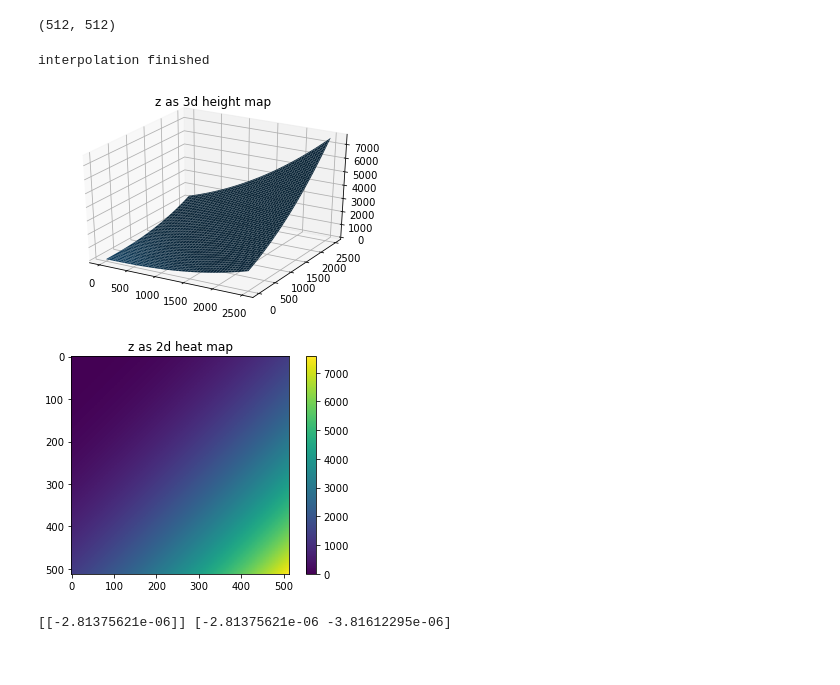
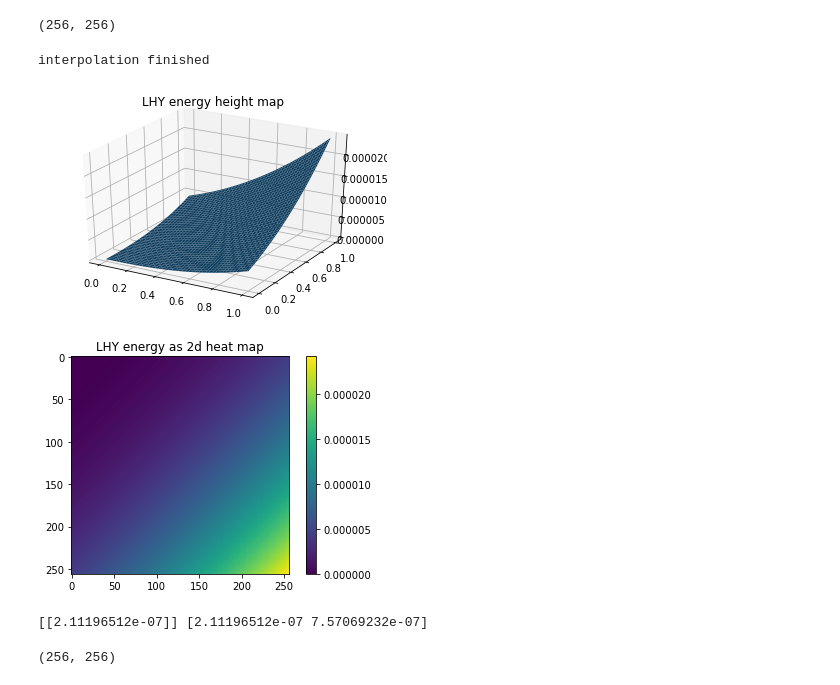
Before and after one commit to viktorcikojevic/LHY-energy-for-dipolar-mixtures, a Jupyter notebook: tabulating_lhy.ipynb, the cells around one changed output. Saved outputs shown, nothing was run; the diff lists cells and outputs as text; code cells hidden in the pictures.

```diff
--- a/tabulating_lhy.ipynb
+++ b/tabulating_lhy.ipynb
@@ -18,8 +18,8 @@ g_22 = 4*np.pi*a_22
 g_12 = 4*np.pi*a_12 #mass is the same
 c_lhy = 8/(15*np.sqrt(2*np.pi * (4*np.pi)**3))
 
-n_max = 2500
-n_grid_densities = 512
+n_max = 1
+n_grid_densities = 256
 n_grid_theta = 256
 
 n_a = np.linspace(0, n_max, num = n_grid_densities)
@@ -66,16 +66,19 @@ def get_mu_lhy(den1, den2):
     v1, v2 = V_lambda(den1, den2)
     d1, d2, d3, d4 = d_V_lambda(den1, den2)
 
-    mu_a = c_lhy * dt * np.sum( 2.5 * (v1**1.5*d1 + v2**1.5*d2) * sin_theta, axis=2).real
-    mu_b = c_lhy * dt * np.sum( 2.5 * (v1**1.5*d3 + v2**1.5*d4) * sin_theta, axis=2).real
-    return mu_a, mu_b
+    mu_a = c_lhy * dt * np.sum( 2.5 * (v1**1.5*d1 + v2**1.5*d2) * sin_theta, axis=2)
+    mu_b = c_lhy * dt * np.sum( 2.5 * (v1**1.5*d3 + v2**1.5*d4) * sin_theta, axis=2)
+    return mu_a.real, mu_b.real
 
 
-en_lhy = get_en_lhy(n1, n2)
+en_lhy = np.nan_to_num(get_en_lhy(n1, n2), 0)
 print(np.shape(en_lhy))
 mu_a, mu_b = get_mu_lhy(n1, n2)
+
+mu_a = np.nan_to_num(mu_a, 0)
+mu_b = np.nan_to_num(mu_b, 0)
 # %% [output]
-(512, 512)
+(256, 256)
 # %%
 from scipy import interpolate
 #lhy_interpolation = interpolate.interp2d(n1.ravel(), n2.ravel(), en_lhy.ravel(), kind='cubic')
@@ -96,32 +99,36 @@ interpolation finished
 # %%
 from mpl_toolkits.mplot3d import Axes3D
 import matplotlib.pyplot as plt
 import numpy as np
 
 # show hight map in 3d
 fig = plt.figure()
 ax = fig.add_subplot(111, projection='3d')
 ax.plot_surface(n1, n2, en_lhy)
-plt.title('z as 3d height map')
+plt.title('LHY energy height map')
 plt.show()
 
 # show hight map in 2d
 plt.figure()
-plt.title('z as 2d heat map')
+plt.title('LHY energy as 2d heat map')
 p = plt.imshow(en_lhy)
 plt.colorbar(p)
 plt.show()
 # %% [output]
-[figure, old version]
+[figure, new version]
-[figure, old version]
+[figure, new version]
 # %%
 #print(en_lhy(0.1, 0.2))
 print(lhy_interpolation(0.1, 0.2), lhy_interpolation([0.1, 0.2], [0.2, 0.3], grid=False))
 # %% [output]
-[[-2.81375621e-06]] [-2.81375621e-06 -3.81612295e-06]
+[[2.11196512e-07]] [2.11196512e-07 7.57069232e-07]
 # %%
 x = np.linspace(0, 1, 32**3)
 #%timeit lhy_interpolation(x, x, grid=False)
 x = np.linspace(0, 1, 32)
 x, x, x = np.meshgrid(x, x, x)
 #%timeit np.fft.fftn(x)
+# %%
+print(np.shape(lhy_interpolation(n1,n1, grid=False)))
+# %% [output]
+(256, 256)
```
Also changed, not shown: parts of 1 cell of this notebook.
